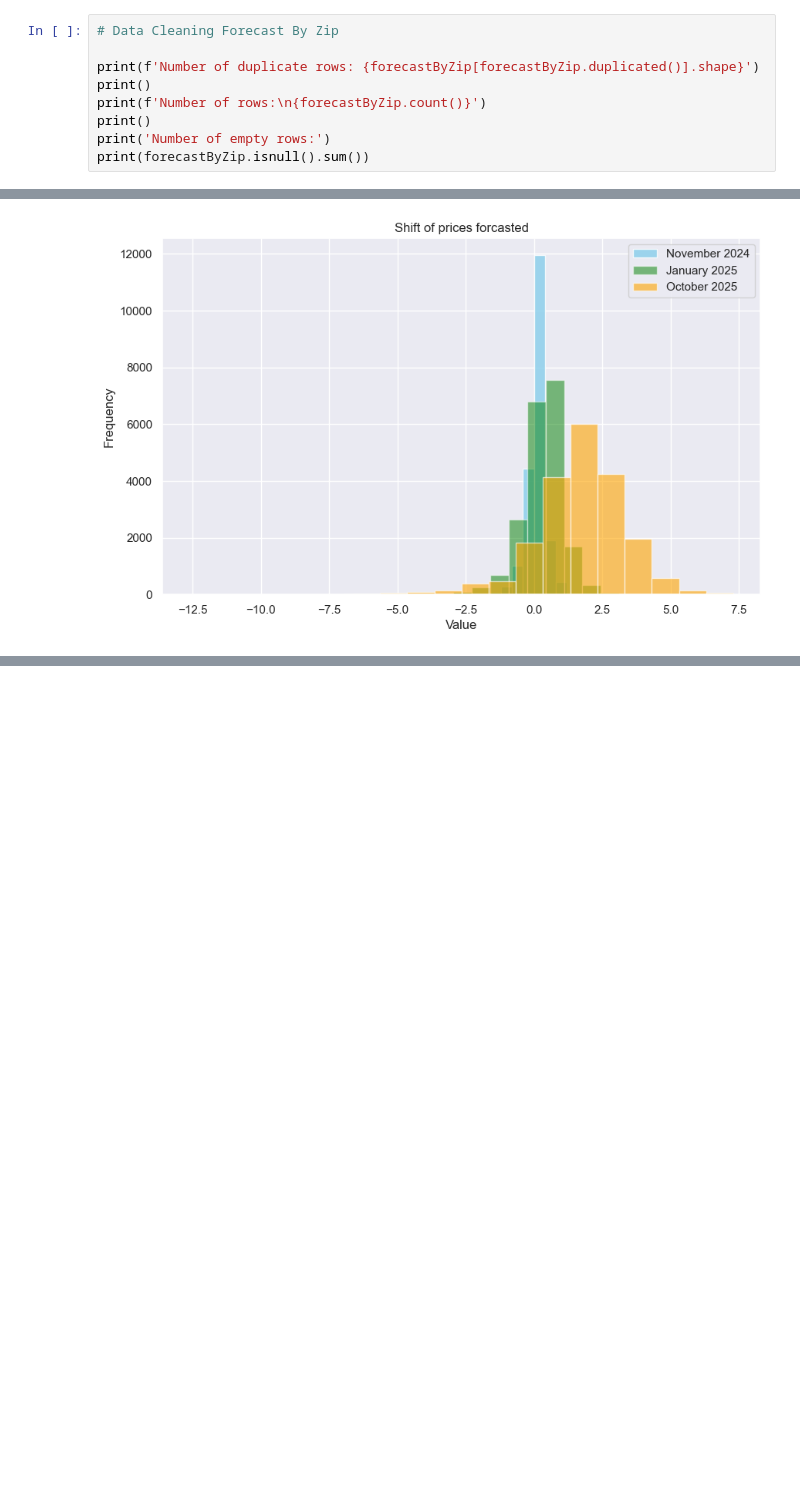
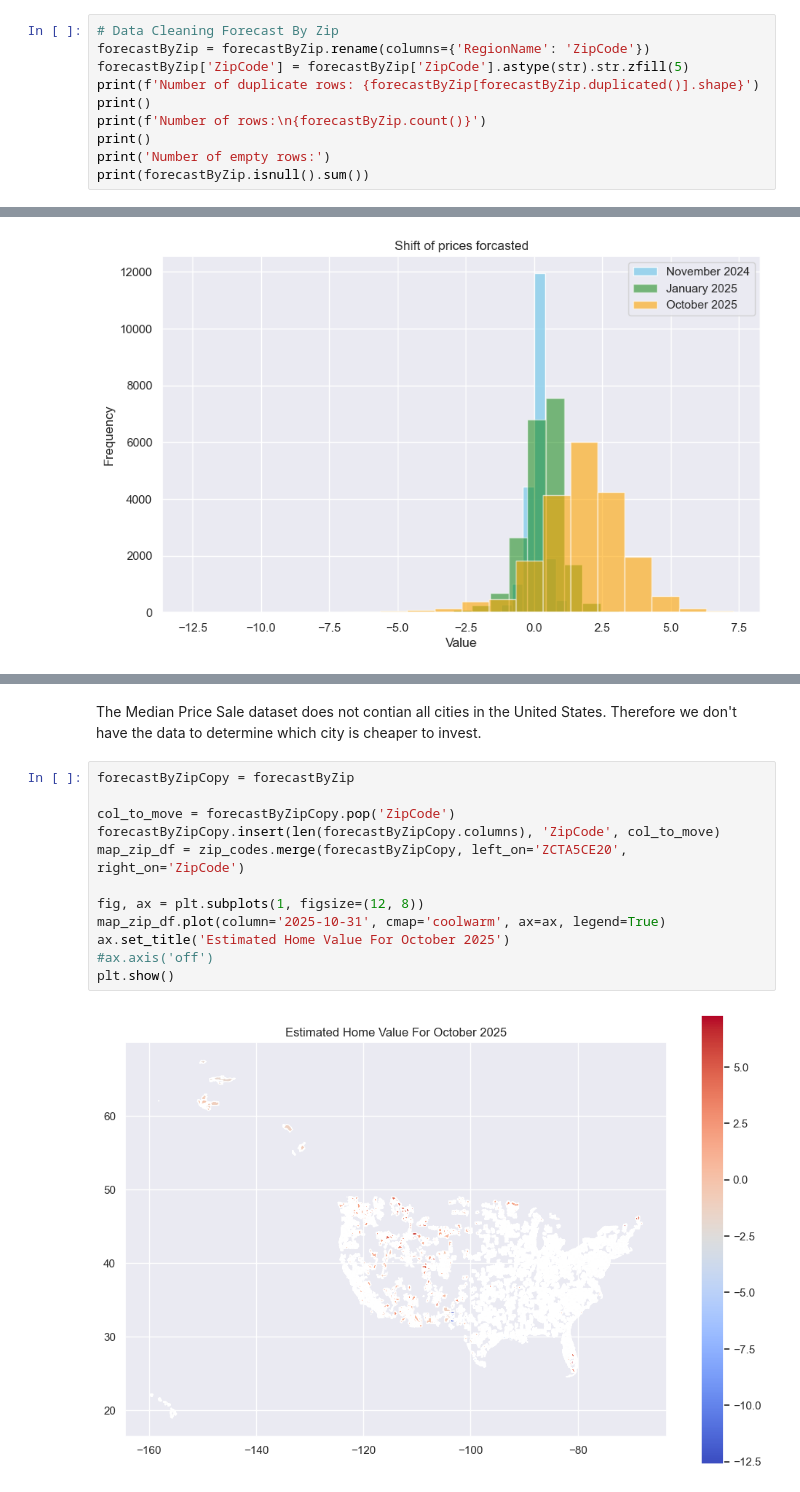
Before and after one commit to arthurkennedy/eda_dppt_project, a Jupyter notebook: luca.ipynb, the cells around one changed output, grey strips where cells are left out. Cells and saved outputs as stored; diff of their text form; blank space fills up the shorter version.

```diff
--- a/luca.ipynb
+++ b/luca.ipynb
@@ -95,6 +127,7 @@ We have decided to not remove any empty values, because the `City` and the `Metr
 # %%
 # Data Cleaning Forecast By Zip
-
+forecastByZip = forecastByZip.rename(columns={'RegionName': 'ZipCode'})
+forecastByZip['ZipCode'] = forecastByZip['ZipCode'].astype(str).str.zfill(5)
 print(f'Number of duplicate rows: {forecastByZip[forecastByZip.duplicated()].shape}')
 print()
 print(f'Number of rows:\n{forecastByZip.count()}')
@@ -241,0 +323,16 @@ Index: []
+# %% [markdown]
+The Median Price Sale dataset does not contian all cities in the United States. Therefore we don't have the data to determine which city is cheaper to invest.
+# %%
+forecastByZipCopy = forecastByZip
+
+col_to_move = forecastByZipCopy.pop('ZipCode')
+forecastByZipCopy.insert(len(forecastByZipCopy.columns), 'ZipCode', col_to_move)
+map_zip_df = zip_codes.merge(forecastByZipCopy, left_on='ZCTA5CE20', right_on='ZipCode')
+
+fig, ax = plt.subplots(1, figsize=(12, 8))
+map_zip_df.plot(column='2025-10-31', cmap='coolwarm', ax=ax, legend=True)
+ax.set_title('Estimated Home Value For October 2025')
+#ax.axis('off')
+plt.show()
+# %% [output]
+[figure, added]
```
Also changed, not shown: parts of 22 cells of this notebook.
